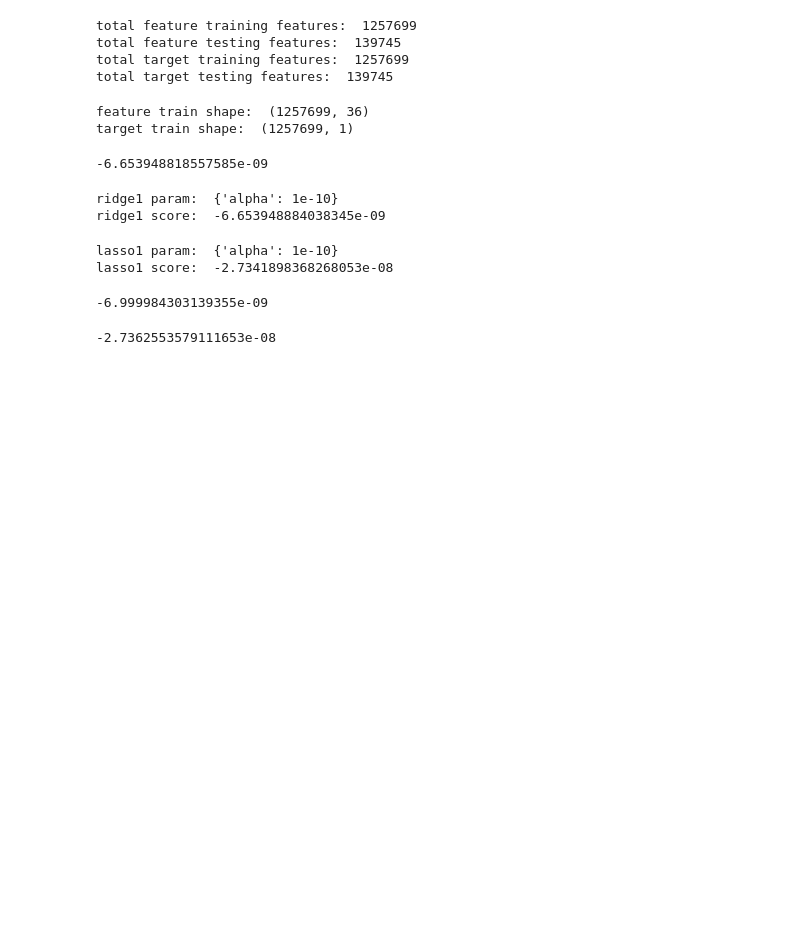
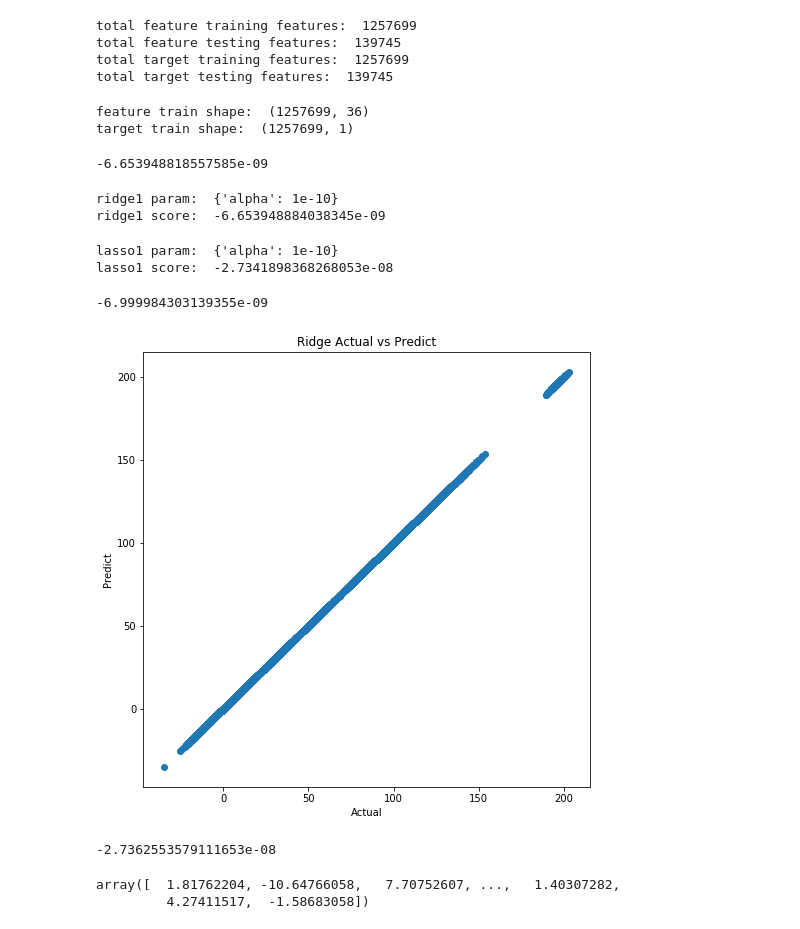
Before and after one commit to imamun93/Molecular_Properties, a Jupyter notebook: RidgeLasso.ipynb, the cells around one changed output. Drawn from its saved outputs; the diff is of its cells as text; code cells hidden in the pictures; blank space fills up the shorter version.

```diff
--- a/RidgeLasso.ipynb
+++ b/RidgeLasso.ipynb
@@ -84,8 +84,9 @@ print(mean_mse)
 # %%
 ridge= Ridge()
 parameters={'alpha': [1e-10, 1e-5, 1e-2, 1, 10, 50, 100, 500, 1000]}
-ridgereg= GridSearchCV(ridge, param_grid=parameters, scoring='neg_mean_squared_error', cv= 20)
+ridgereg= GridSearchCV(ridge, param_grid=parameters, scoring='neg_mean_squared_error', cv= 15)
 ridgereg.fit(features, target)
 print('ridge param: ', ridgereg.best_params_)
 print('ridge score: ', ridgereg.best_score_)
+ridgereg
 # %% [output]
@@ -145,7 +155,25 @@ lasso1 score:  -2.7341898368268053e-08
 ridgereg1.score(f_test, t_test)
 # %% [output]
 -6.999984303139355e-09
+# %%
+ridgepredict=ridgereg1.predict(f_test)
+# %%
+actualtest=np.array(t_test)
+# %%
+plt.rcParams["figure.figsize"] = (8, 8)
+fig, ax = plt.subplots()
+ax.scatter(actualtest, ridgepredict)
+ax.set(title="Ridge Actual vs Predict")
+ax.set(xlabel="Actual", ylabel="Predict");
+# %% [output]
+[figure, added]
 # %%
 lassoreg1.score(f_test, t_test)
 # %% [output]
 -2.7362553579111653e-08
+# %%
+lassopredict=lassoreg1.predict(f_test)
+lassopredict
+# %% [output]
+array([  1.81762204, -10.64766058,   7.70752607, ...,   1.40307282,
+         4.27411517,  -1.58683058])
```
Also changed, not shown: parts of 4 cells of this notebook.
